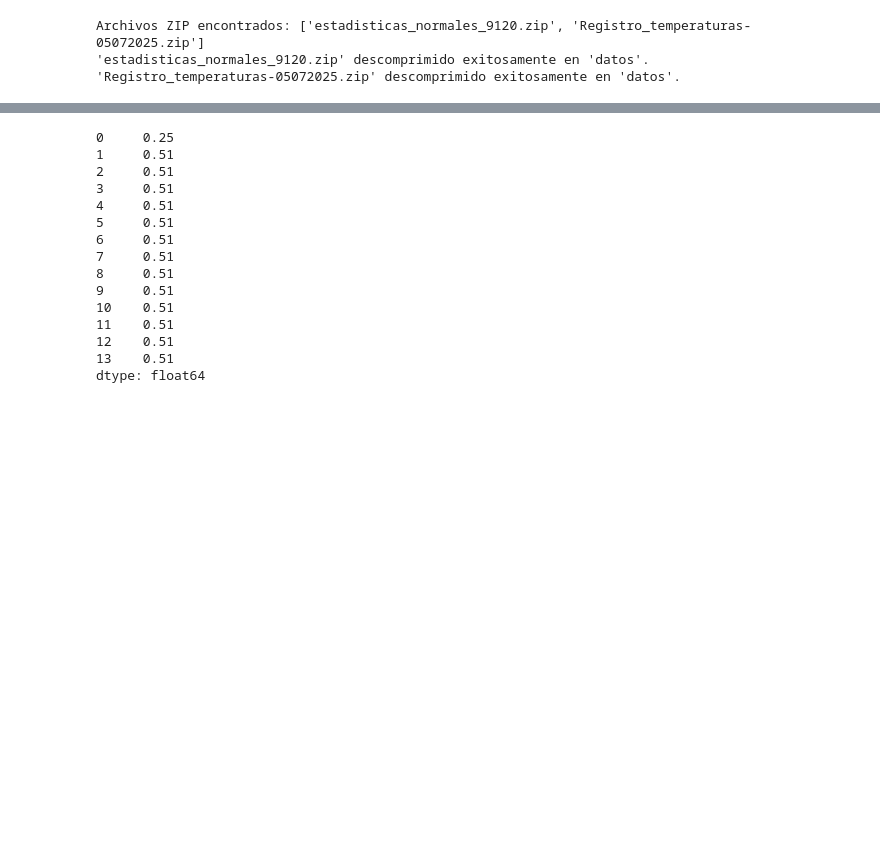
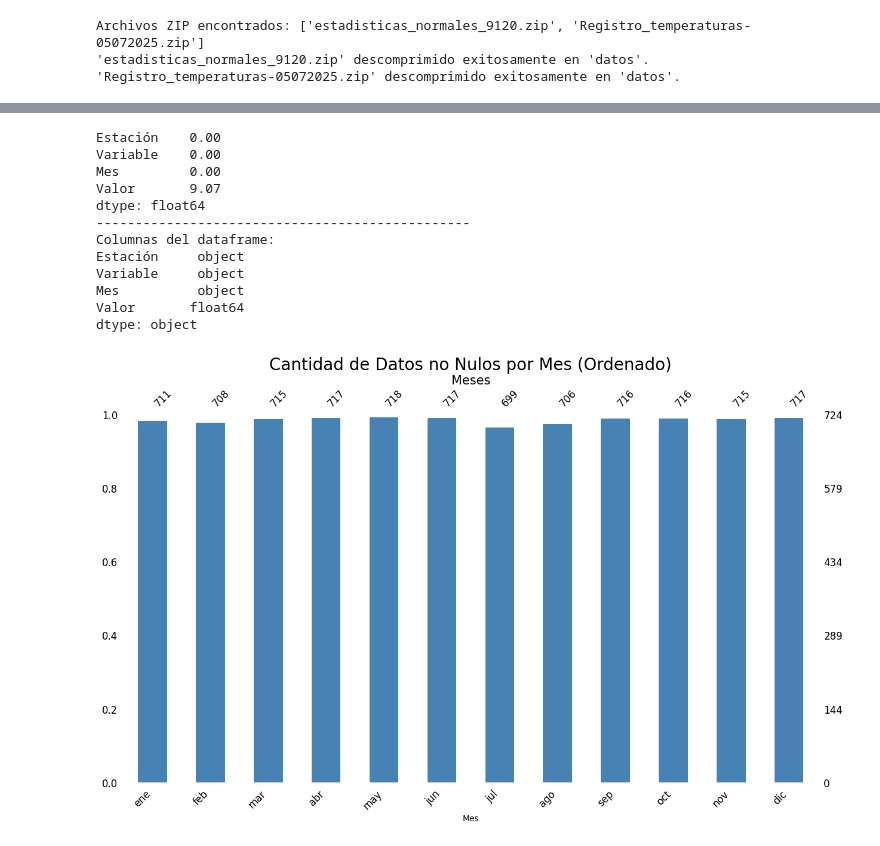
Before and after one commit to RodrigoGoni/EDA_meteorologica, a Jupyter notebook: eda.ipynb, the cells around one changed output, grey strips where cells are left out. Cells and saved outputs as stored; diff of their text form; code cells hidden in the pictures; blank space fills up the shorter version.

```diff
--- a/eda.ipynb
+++ b/eda.ipynb
@@ -114,20 +181,37 @@ Las columnas en esa fila son: ['Estación', 'Valor Medio de', 'Ene', 'Feb', 'Mar
 # %%
-df_raw.isnull()  # DataFrame booleano
-df_raw.isna().sum()
-df_raw.isna().mean().round(4)*100
+df_final.isnull()  # DataFrame booleano
+df_final.isna().sum()
+print(df_final.isna().mean().round(4)*100)
+print("------------------------------------------------")
+print(f"Columnas del dataframe:\n{df_final.dtypes}\n")
 # %% [output]
-0     0.25
-1     0.51
-2     0.51
-3     0.51
-4     0.51
-5     0.51
-6     0.51
-7     0.51
-8     0.51
-9     0.51
-10    0.51
-11    0.51
-12    0.51
-13    0.51
+Estación    0.00
+Variable    0.00
+Mes         0.00
+Valor       9.07
 dtype: float64
+------------------------------------------------
+Columnas del dataframe:
+Estación     object
+Variable     object
+Mes          object
+Valor       float64
+dtype: object
+# %%
+# Pivotear el DataFrame (los meses quedarán en orden alfabético)
+df_pivoted = df_final.pivot_table(
+    index=['Estación', 'Variable'],
+    columns='Mes',
+    values='Valor'
+)
+
+# Generar el gráfico con el DataFrame ya ordenado
+msno.bar(df_pivoted, fontsize=12, figsize=(15, 8), color='steelblue')
+
+# 5. Añadir título y mostrar el gráfico
+plt.title('Cantidad de Datos no Nulos por Mes (Ordenado)', fontsize=20)
+plt.xlabel('Meses', fontsize=15)
+plt.ylabel('Observaciones no nulas', fontsize=15)
+plt.show()
+# %% [output]
+[figure, added]
```
Also changed, not shown: parts of 21 cells of this notebook, 2 other files.
